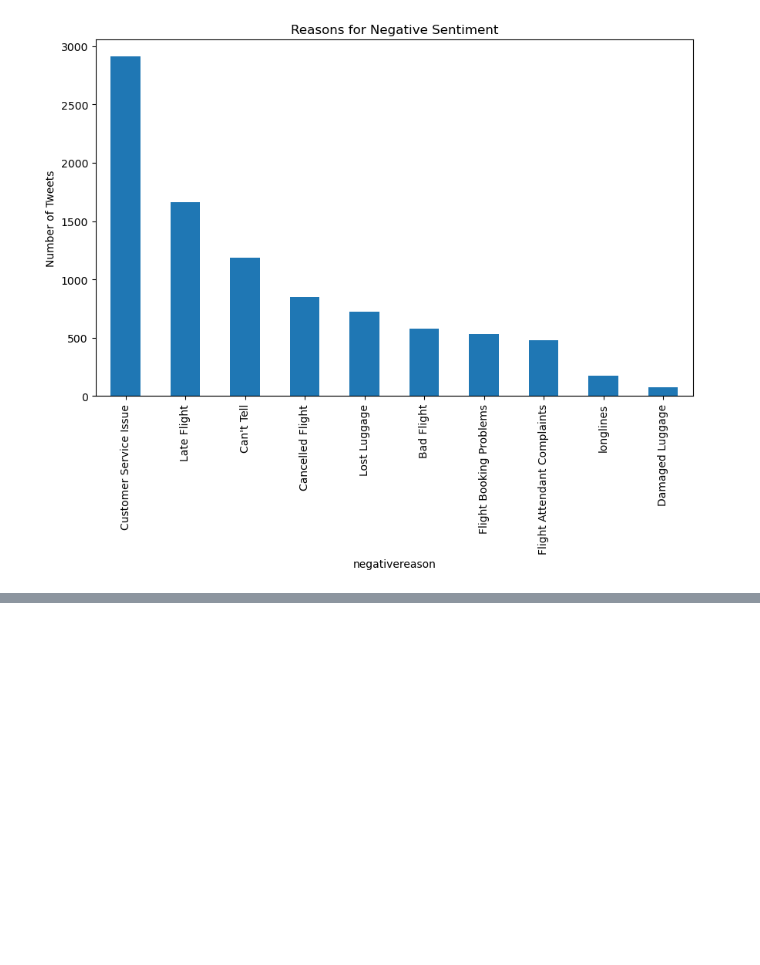
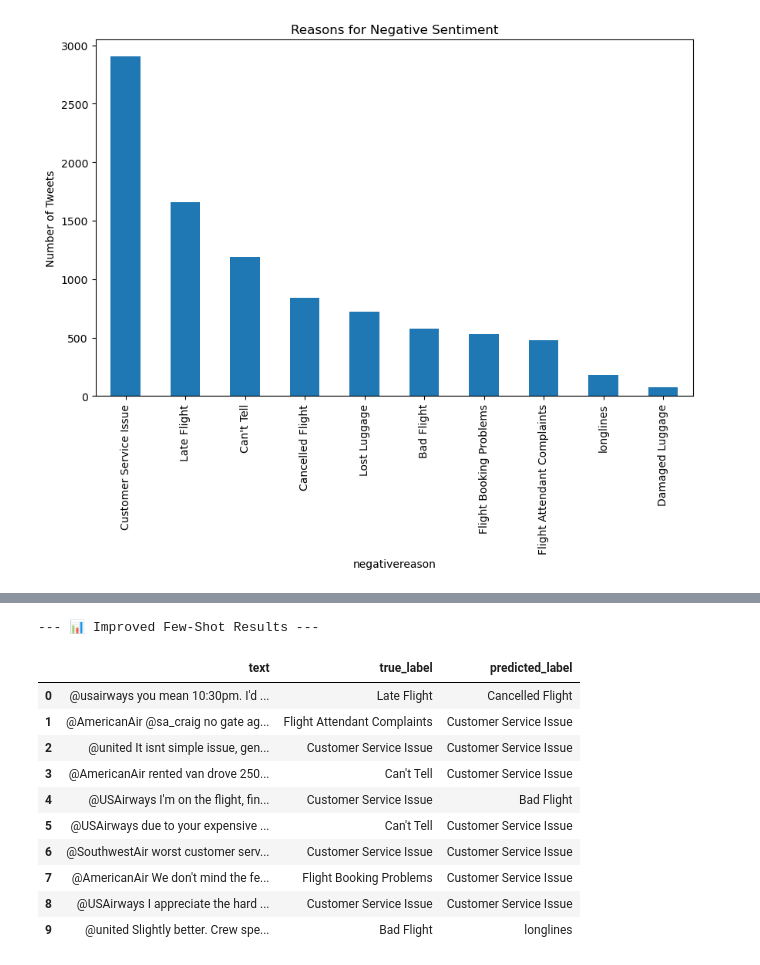
Before and after one commit to mariagraciaalbrecht-ship-it/NLP_Mini_Assignment, a Jupyter notebook: NLPMiniAssignment.ipynb, the cells around one changed output, grey strips where cells are left out. Saved outputs shown, nothing was run; the diff lists cells and outputs as text; code cells hidden in the pictures; blank space fills up the shorter version.

```diff
--- a/NLPMiniAssignment.ipynb
+++ b/NLPMiniAssignment.ipynb
@@ -428,0 +428,15 @@ KeyboardInterrupt:
+# %%
+# Improvement: few-shot guidance and compressed output
+
+CATEGORY_MAP = {name: i for i, name in enumerate(NEGATIVE_REASONS)}
+ID_TO_CATEGORY = {i: name for name, i in CATEGORY_MAP.items()}
+
+class MinimalNegativeReason(BaseModel):
+    """Minimal schema for fast classification using an integer ID."""
+    category_id: int = Field(
+         description=f"An integer from 0 to 9 representing the negative reason.",
+        ge=0,
+        le=len(NEGATIVE_REASONS) - 1
+    )
+
+    # Code directly adapted from the m2_nlp_ollama.ipynb notebook shown in class
@@ -428,0 +510,50 @@ KeyboardInterrupt:
+# %%
+# Evaluating the improved classifier
+
+# Using the sample of 1000 negative tweets
+sample_df=df_negative.sample(1000, random_state=42)
+
+fewshot_predictions = []
+for _, row in tqdm(sample_df.iterrows(), total=len(sample_df), desc="Few-Shot Classification"):
+    tweet_dict = row.to_dict()
+    predicted_id = analyze_tweet_fewshot(tweet_dict)
+    fewshot_predictions.append({
+        "text": tweet_dict["text"],
+        "true_label": tweet_dict["negativereason"],
+        "predicted_id": predicted_id
+    })
+
+df_fewshot = pd.DataFrame(fewshot_predictions)
+df_fewshot_valid = df_fewshot.dropna(subset=['predicted_id']).copy()
+df_fewshot_valid['predicted_id'] = df_fewshot_valid['predicted_id'].astype(int)
+df_fewshot_valid['predicted_label'] = df_fewshot_valid['predicted_id'].map(ID_TO_CATEGORY)
+
+
+print("\n--- 📊 Improved Few-Shot Results ---")
+display(df_fewshot_valid[['text', 'true_label', 'predicted_label']].head(10))
+
+
+y_true_fs = df_fewshot_valid['true_label']
+y_pred_fs = df_fewshot_valid['predicted_label']
+
+fewshot_accuracy = accuracy_score(y_true_fs, y_pred_fs)
+print(f"\n--- 🎯 Performance Comparison ---")
+print(f"Baseline (Zero-Shot) Accuracy: {baseline_accuracy:.2%}")
+print(f"Improved (Few-Shot)  Accuracy: {fewshot_accuracy:.2%}\n")
+print("Improved Classification Report:")
+print(classification_report(y_true_fs, y_pred_fs, labels=NEGATIVE_REASONS, zero_division=0))
+
+# Code directly adapted from the m2_nlp_ollama.ipynb notebook shown in class, aided by Chat GPT
+# %% [output]
+--- 📊 Improved Few-Shot Results ---
+|  | text | true_label | predicted_label |
+| 0 | @usairways you mean 10:30pm. I'd ... | Late Flight | Cancelled Flight |
+| 1 | @AmericanAir @sa_craig no gate ag... | Flight Attendant Complaints | Customer Service Issue |
+| 2 | @united It isnt simple issue, gen... | Customer Service Issue | Customer Service Issue |
+| 3 | @AmericanAir rented van drove 250... | Can't Tell | Customer Service Issue |
+| 4 | @USAirways I'm on the flight, fin... | Customer Service Issue | Bad Flight |
+| 5 | @USAirways due to your expensive ... | Can't Tell | Customer Service Issue |
+| 6 | @SouthwestAir worst customer serv... | Customer Service Issue | Customer Service Issue |
+| 7 | @AmericanAir We don't mind the fe... | Flight Booking Problems | Customer Service Issue |
+| 8 | @USAirways I appreciate the hard ... | Customer Service Issue | Customer Service Issue |
+| 9 | @united Slightly better. Crew spe... | Bad Flight | longlines |
```
Also changed, not shown: parts of 35 cells of this notebook.
